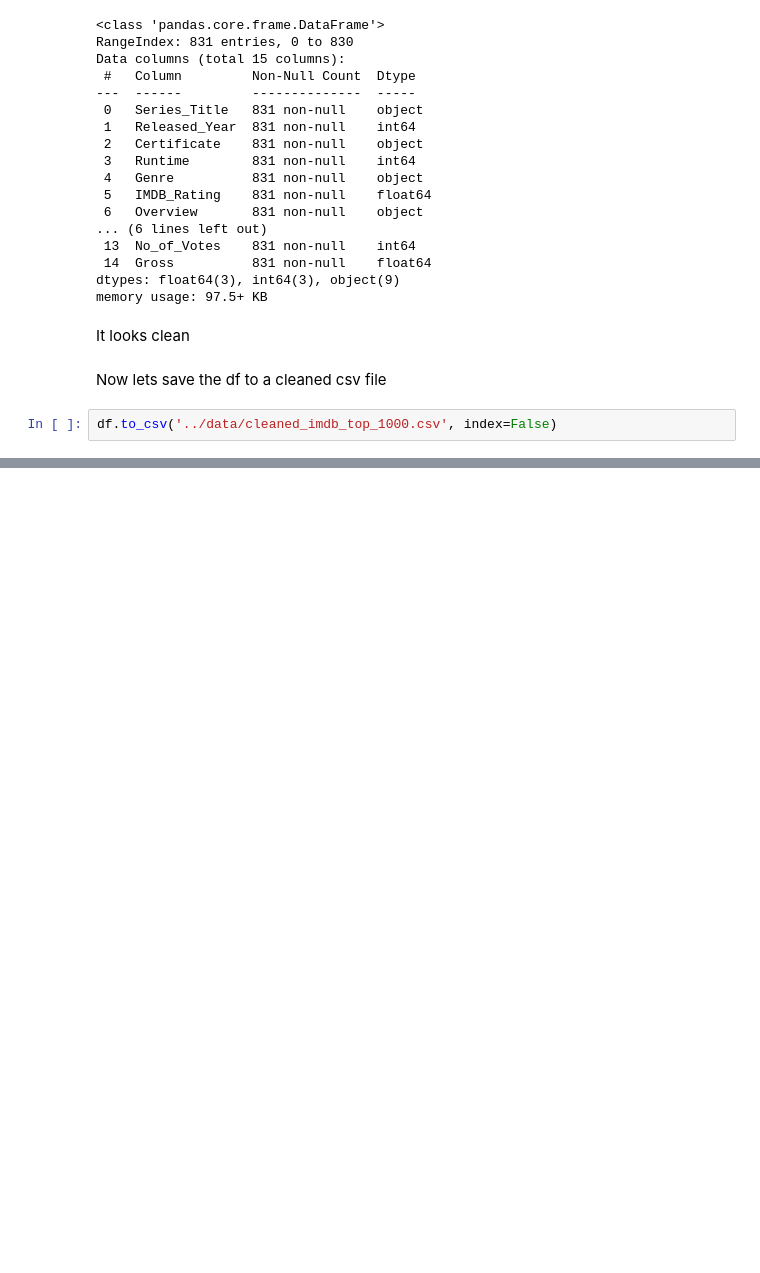
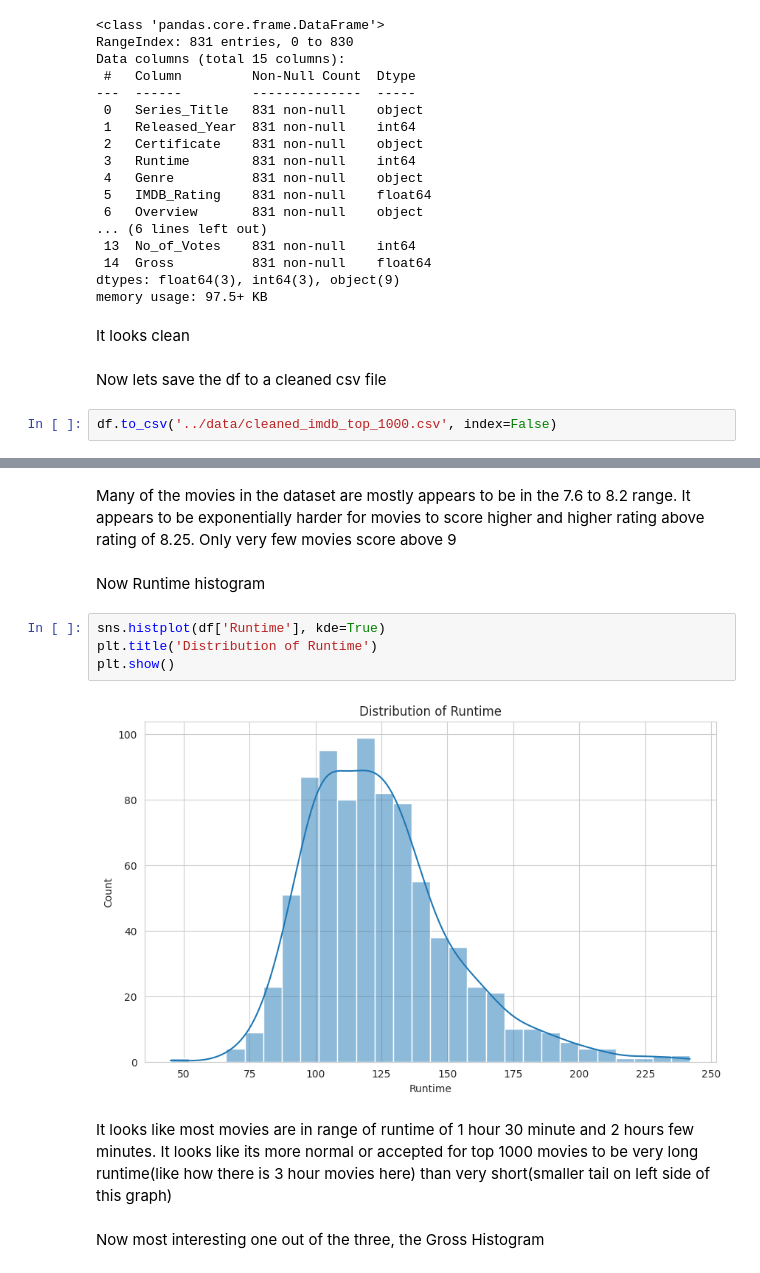
Before and after one commit to rahulkrishna-s/imdb-eda-notebooks, a Jupyter notebook: notebooks/imdb_eda.ipynb, the cells around one changed output, grey strips where cells are left out. Cells and saved outputs as stored; diff of their text form; blank space fills up the shorter version.

```diff
--- a/notebooks/imdb_eda.ipynb
+++ b/notebooks/imdb_eda.ipynb
@@ -158,0 +192,14 @@ df.to_csv('../data/cleaned_imdb_top_1000.csv', index=False)
+# %% [markdown]
+Many of the movies in the dataset are mostly appears to be in the 7.6 to 8.2 range. It appears to be exponentially harder for movies to score higher and higher rating above rating of 8.25. Only very few movies score above 9
+# %% [markdown]
+Now Runtime histogram
+# %%
+sns.histplot(df['Runtime'], kde=True)
+plt.title('Distribution of Runtime')
+plt.show()
+# %% [output]
+[figure, added]
+# %% [markdown]
+It looks like most movies are in range of runtime of 1 hour 30 minute and 2 hours few minutes. It looks like its more normal or accepted for top 1000 movies to be very long runtime(like how there is 3 hour movies here) than very short(smaller tail on left side of this graph)
+# %% [markdown]
+Now most interesting one out of the three, the Gross Histogram
```
Also changed, not shown: parts of 16 cells of this notebook.
